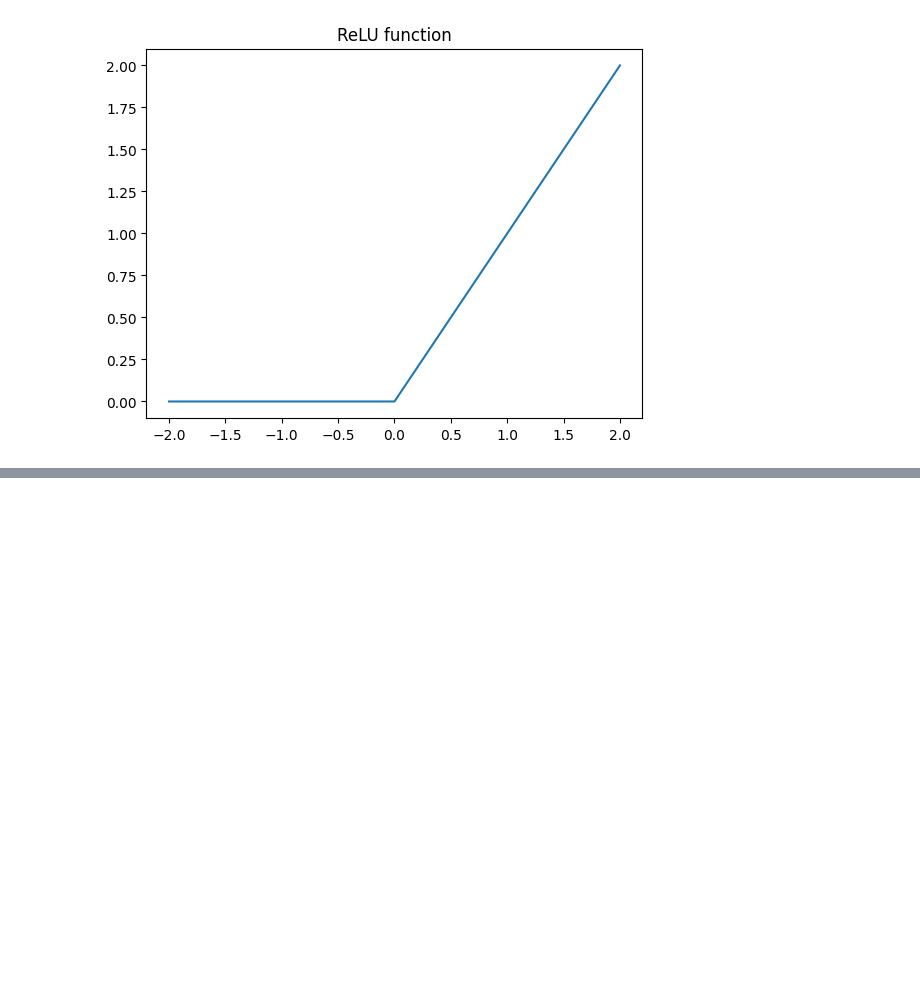
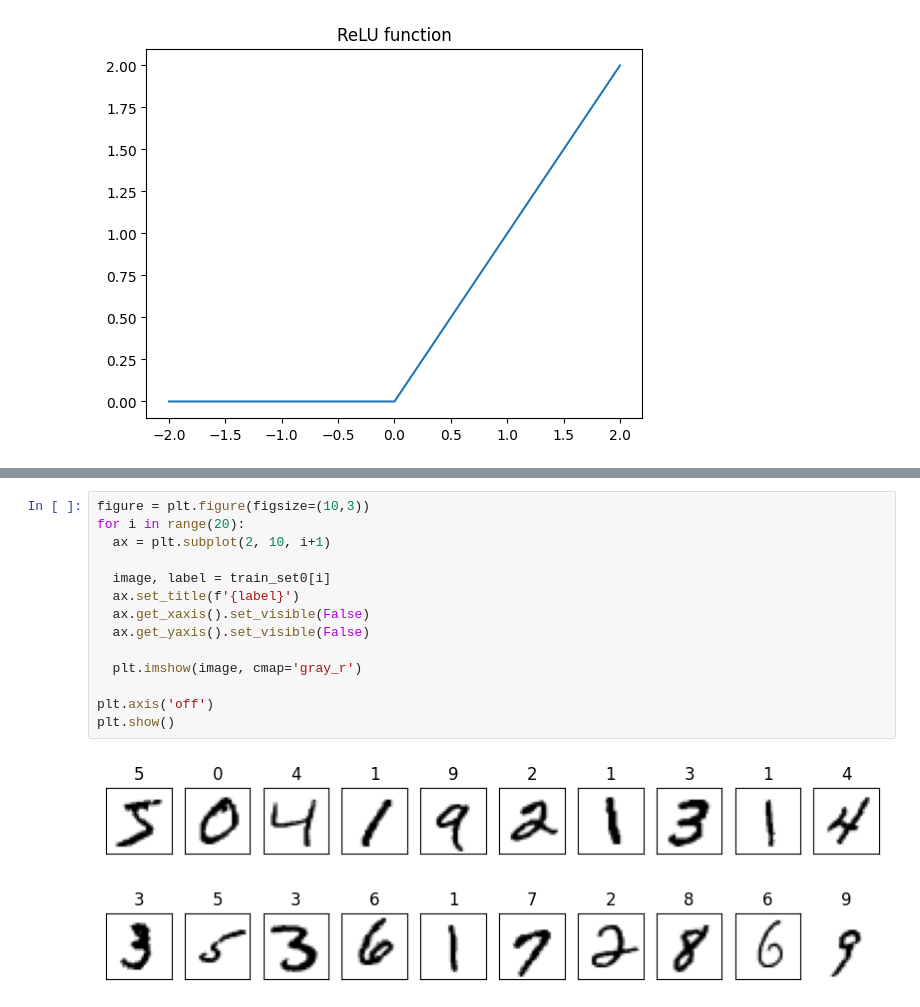
Before and after one commit to hwarang97/-book-pytorch_deeplearning_programming, a Jupyter notebook: chapter8.ipynb, the cells around one changed output, grey strips where cells are left out. Cells and saved outputs as stored; diff of their text form; blank space fills up the shorter version.

```diff
--- a/chapter8.ipynb
+++ b/chapter8.ipynb
@@ -20,0 +107,16 @@ plt.show()
+# %%
+figure = plt.figure(figsize=(10,3))
+for i in range(20):
+  ax = plt.subplot(2, 10, i+1)
+
+  image, label = train_set0[i]
+  ax.set_title(f'{label}')
+  ax.get_xaxis().set_visible(False)
+  ax.get_yaxis().set_visible(False)
+
+  plt.imshow(image, cmap='gray_r')
+
+plt.axis('off')
+plt.show()
+# %% [output]
+[figure, added]
```
Also changed, not shown: parts of 20 cells of this notebook.
